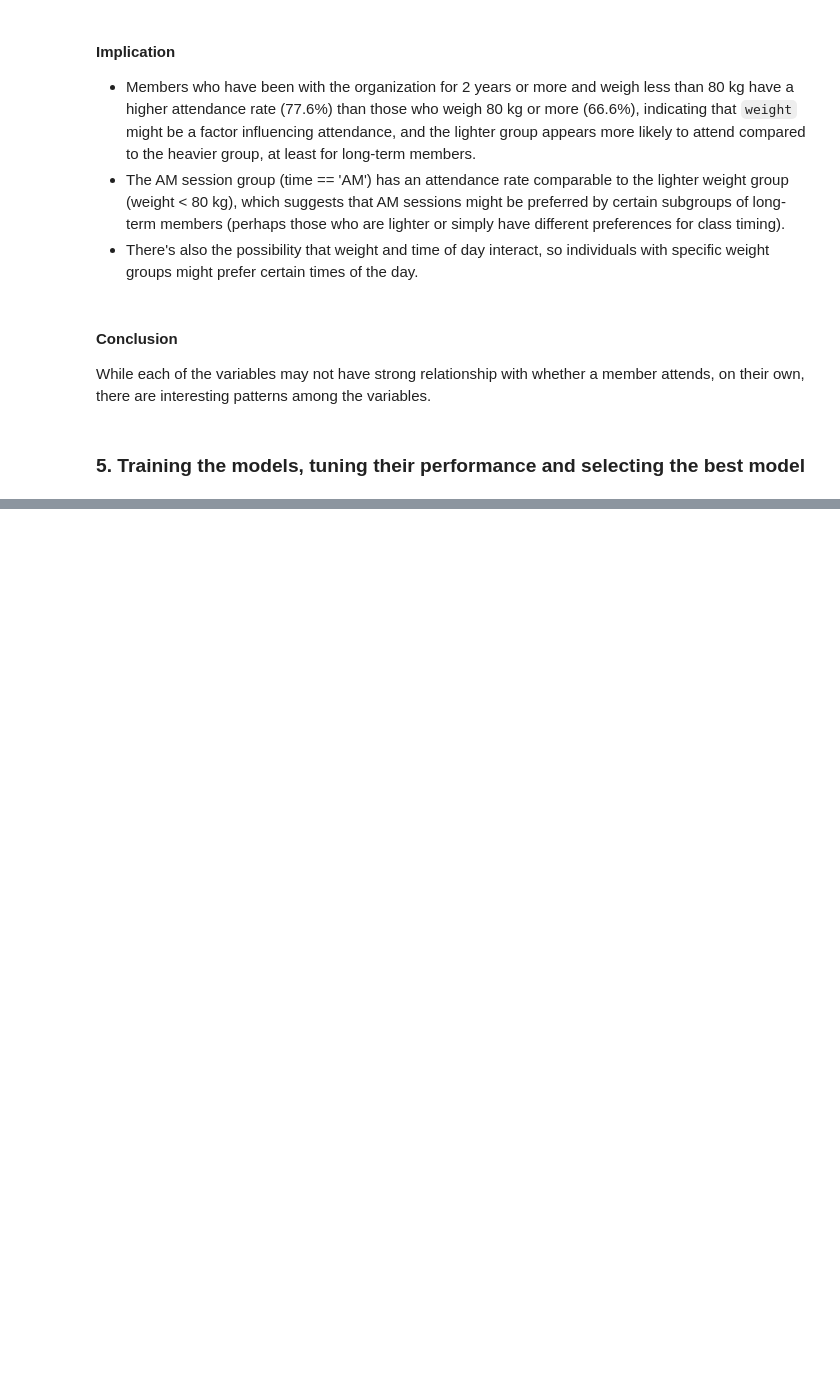
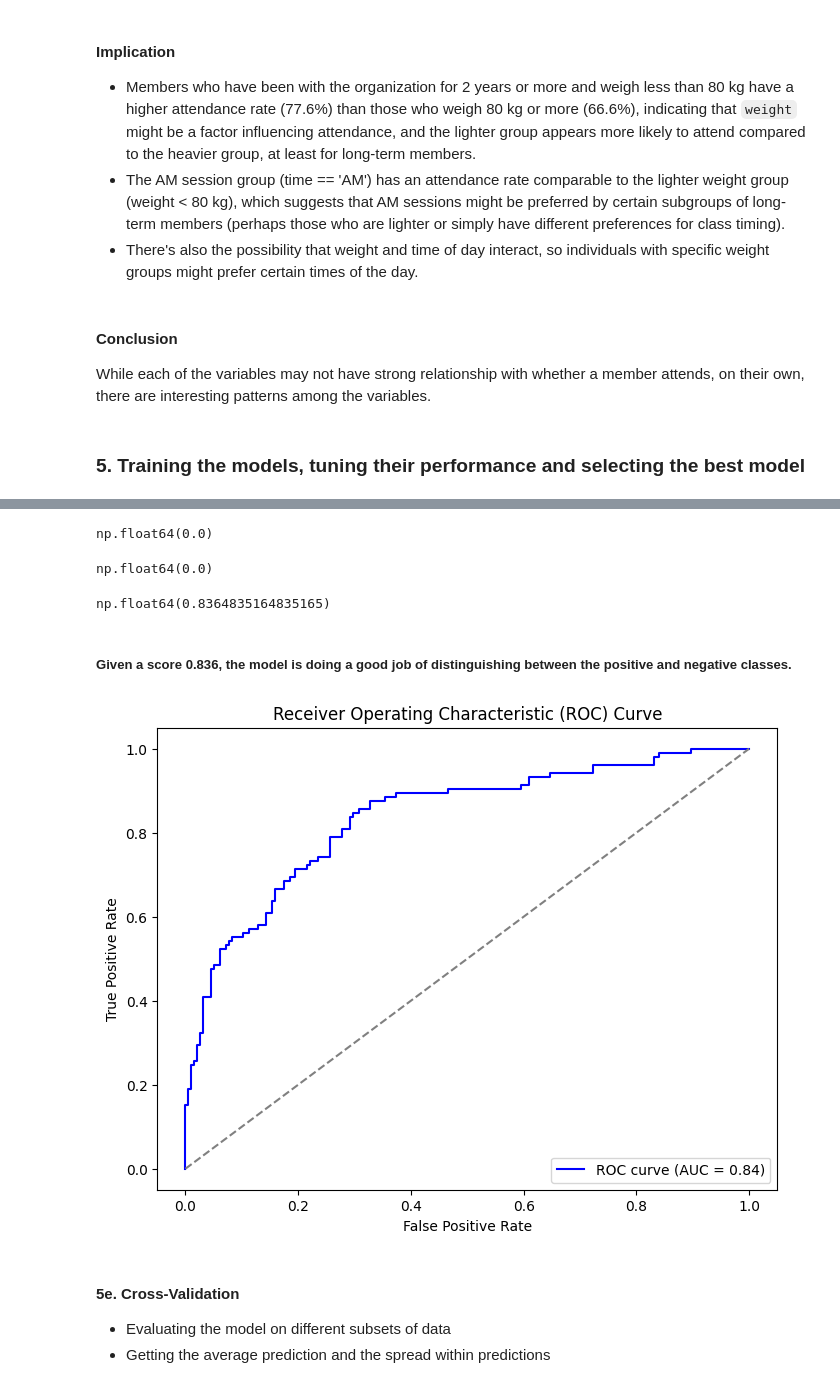
Before and after one commit to bankymondial/Predicting-Gym-Class-Attendance, a Jupyter notebook: notebook.ipynb, the cells around one changed output, grey strips where cells are left out. Cells and saved outputs as stored; diff of their text form; code cells hidden in the pictures; blank space fills up the shorter version.

```diff
--- a/notebook.ipynb
+++ b/notebook.ipynb
@@ -342,0 +498,34 @@ While each of the variables may not have strong relationship with whether a memb
+# %%
+tpr = tp / (tp + fn)
+tpr                             # same as recall
+# %% [output]
+np.float64(0.0)
+# %%
+fpr = fp / (fp + tn)
+fpr
+# %% [output]
+np.float64(0.0)
+# %%
+roc_auc_score(y_val, y_pred)
+# %% [output]
+np.float64(0.8364835164835165)
+# %% [markdown]
+##### Given a score 0.836, the model is doing a good job of distinguishing between the positive and negative classes.
+# %%
+fpr, tpr, thresholds = roc_curve(y_val, y_pred)
+roc_auc = auc(fpr, tpr)
+
+plt.figure(figsize=(8, 6))
+plt.plot(fpr, tpr, color='b', label=f'ROC curve (AUC = {roc_auc:.2f})')
+plt.plot([0, 1], [0, 1], color='gray', linestyle='--')  # Random classifier
+plt.xlabel('False Positive Rate')
+plt.ylabel('True Positive Rate')
+plt.title('Receiver Operating Characteristic (ROC) Curve')
+plt.legend(loc='lower right')
+plt.show()
+# %% [output]
+[figure, added]
+# %% [markdown]
+#### 5e. Cross-Validation
+- Evaluating the model on different subsets of data
+- Getting the average prediction and the spread within predictions
```
Also changed, not shown: parts of 46 cells of this notebook.
